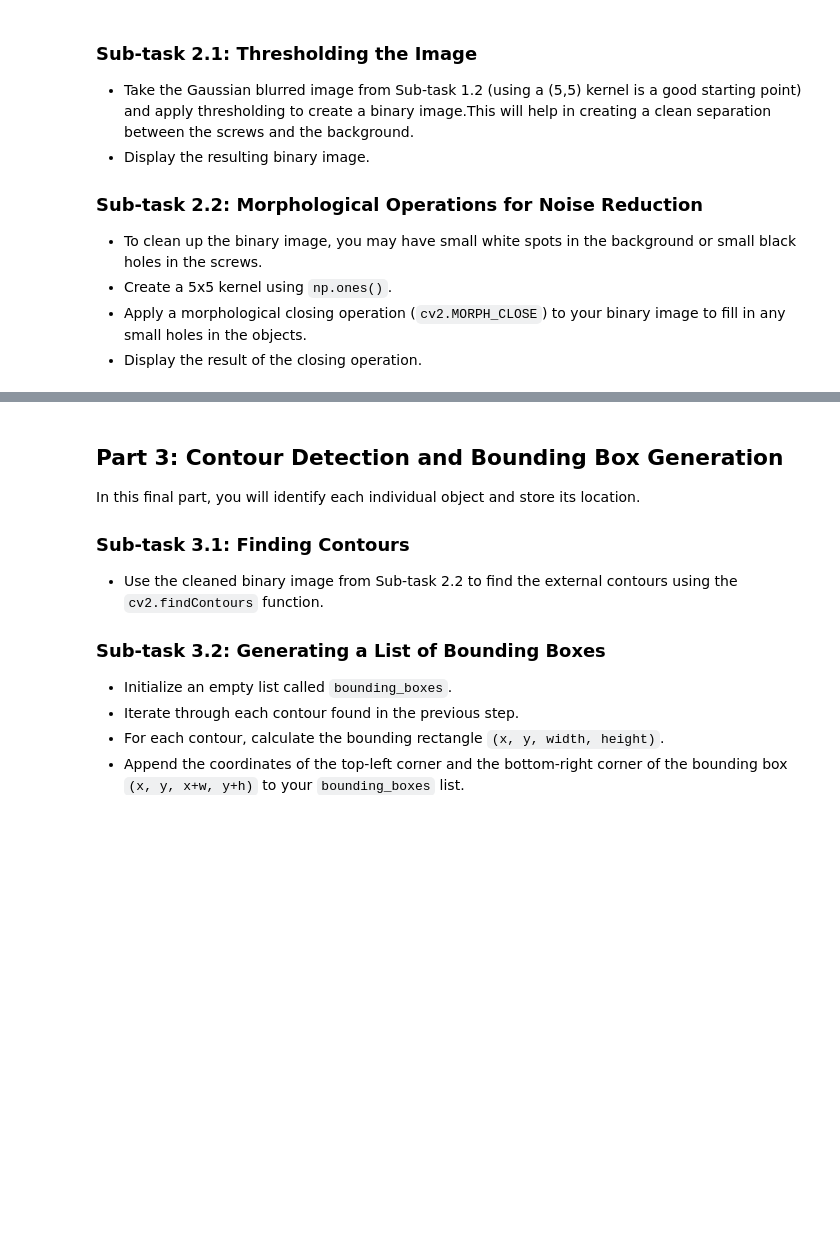
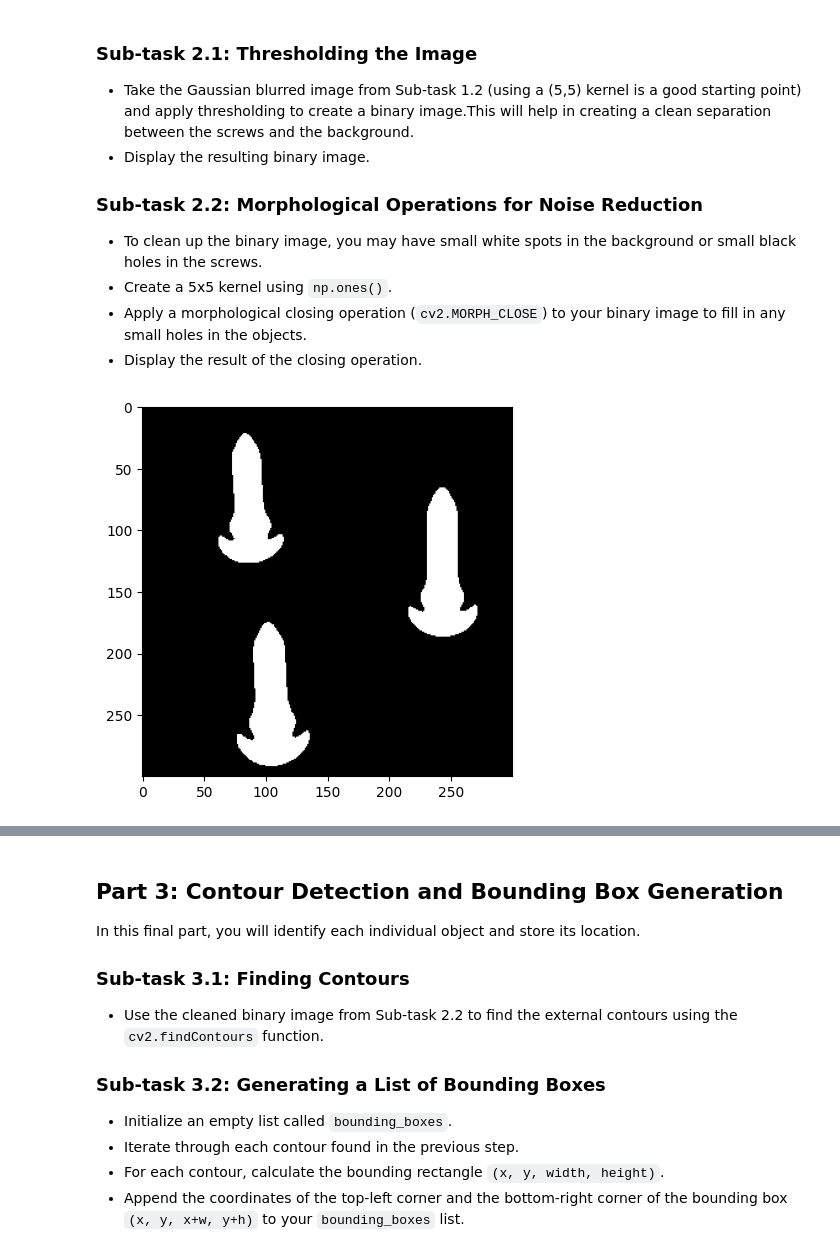
Before and after one commit to SailorJens/CV_Uni_Module, a Jupyter notebook: 3_12_Image_Filtering_and_Object_Detection.ipynb, the cells around one changed output, grey strips where cells are left out. Saved outputs shown, nothing was run; the diff lists cells and outputs as text; code cells hidden in the pictures; blank space fills up the shorter version.

```diff
--- a/3_12_Image_Filtering_and_Object_Detection.ipynb
+++ b/3_12_Image_Filtering_and_Object_Detection.ipynb
@@ -94,0 +110,14 @@ Here, you will convert the filtered image into a binary format to clearly separa
+# %%
+#2.1
+# Otsu's thresholding automatically determines an optimal global threshold value from the image histogram
+# cf. https://docs.opencv.org/4.x/d7/d4d/tutorial_py_thresholding.html
+# we do not require the threshold value itself, so we use _ to ignore it
+# THRESH_BINARY_INV means pixels above the threshold are set to 0 (black), below to 255 (white)
+# We need to invert the image so we can later find the contours (which work on white objects).
+_, image_binary = cv2.threshold(image_blur_large_sigma_large_kernel, 0, 255, cv2.THRESH_BINARY_INV + cv2.THRESH_OTSU)
+plt.imshow(image_binary, cmap='gray')
+plt.show()
+
+# The resulting binary image does not exactly produce and outline of the screws, but for creating boxes it is sufficient.
+# %% [output]
+[figure, added]
```
Also changed, not shown: parts of 6 cells of this notebook, 1 other file.
